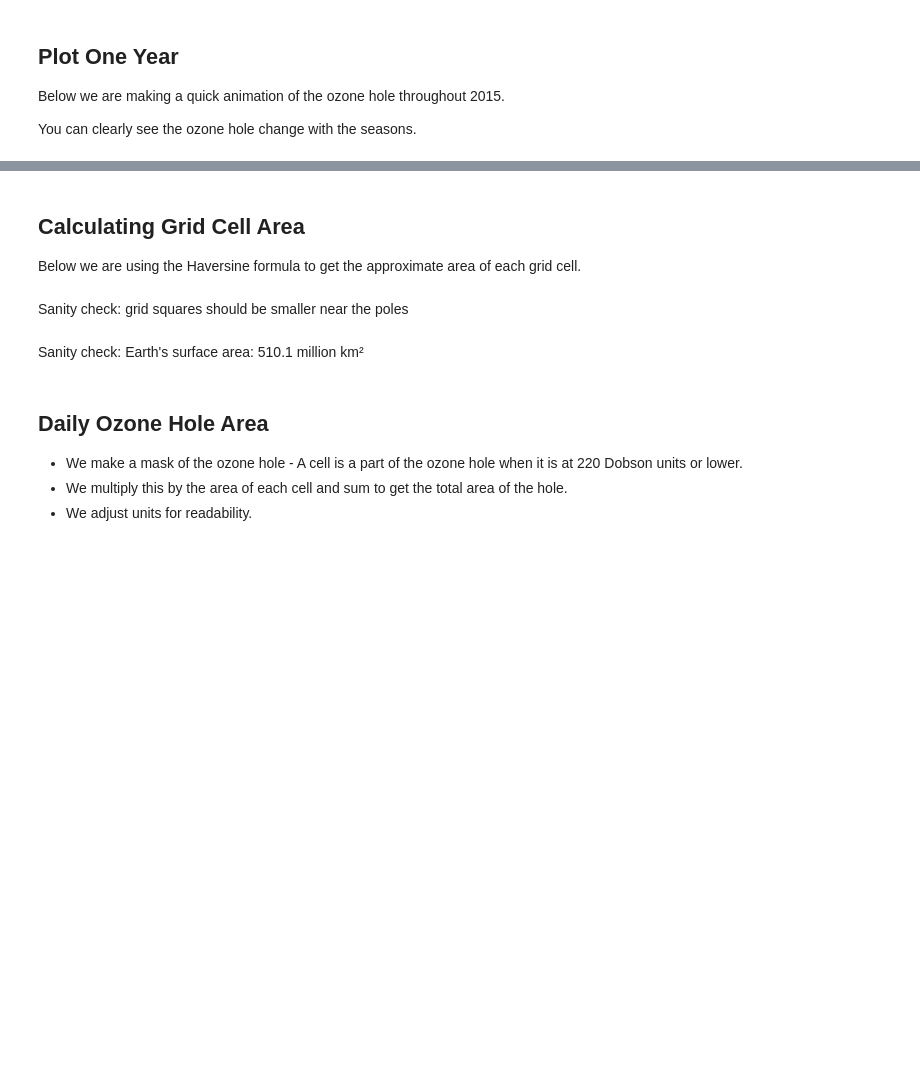
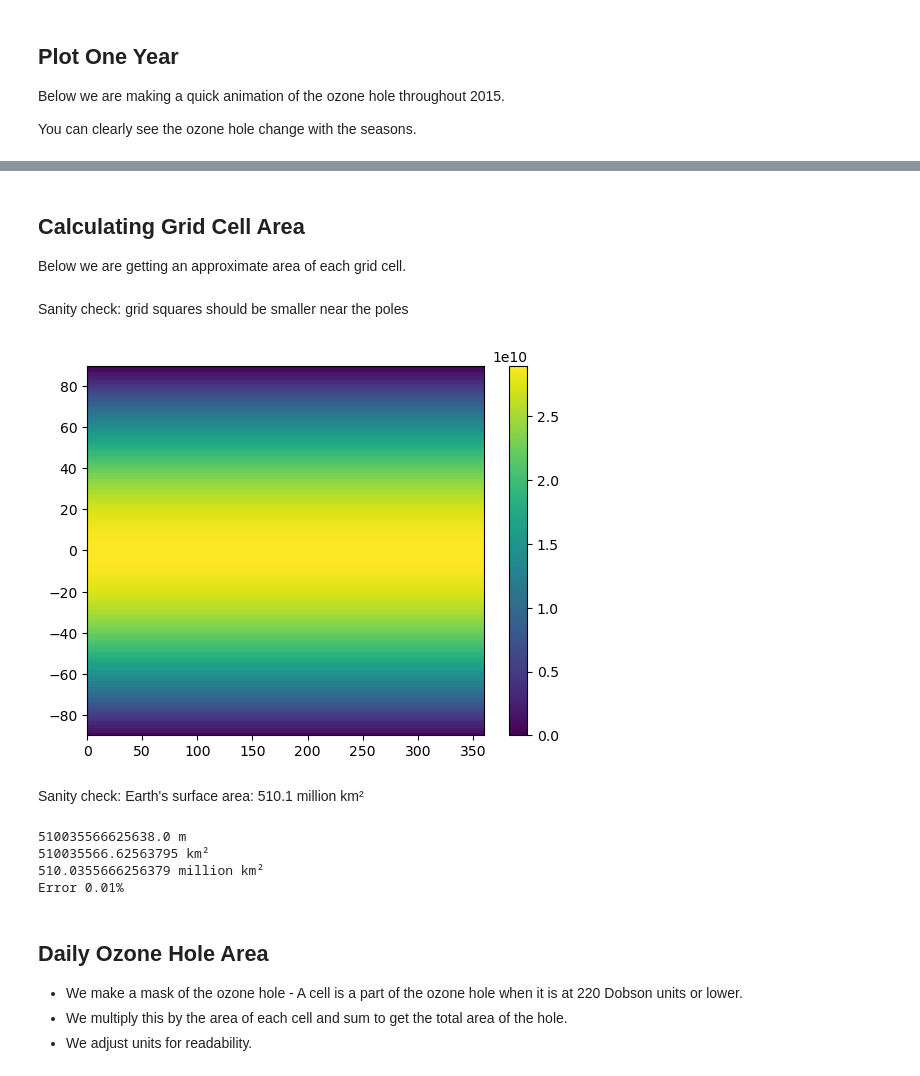
Before and after one commit to ACCESS-NRI/ACCESS-Visualisation-Recipes, a Jupyter notebook: Examples/annual_maximum_ozone.ipynb, the cells around one changed output, grey strips where cells are left out. Drawn from its saved outputs; the diff is of its cells as text; code cells hidden in the pictures; blank space fills up the shorter version.

Commit message:
correcting area calculation

```diff
--- a/Examples/annual_maximum_ozone.ipynb
+++ b/Examples/annual_maximum_ozone.ipynb
@@ -64,3 +91,3 @@ with lv.video(filename=filename, quality=4, resolution=(600,600), width=600, hei
 # %% [markdown]
 ## Calculating Grid Cell Area
-Below we are using the Haversine formula to get the approximate area of each grid cell.
+Below we are getting an approximate area of each grid cell.
@@ -100,21 +94,59 @@ grid_nc = grid_nc['m2']
-# %% [markdown]
-Sanity check: grid squares should be smaller near the poles
+# %%
+def calculate_area(lat_start, lat_delta, lon_delta):
+    # Area based on https://en.wikipedia.org/wiki/Spherical_segment where h=R(sin(lat1)-sin(lat2))
+    R = 6371009  # radius earth meters
+    area = 2 * np.pi * (R ** 2) * (
+                np.sin(np.deg2rad(lat_start)) - np.sin(np.deg2rad(lat_start + lat_delta))) * lon_delta / 360
+    return np.abs(area)
+
+
+def make_grid_area(ds, lat_name='lat', lon_name='lon'):
+    lat = ds[lat_name]
+    min_lat = float(lat.min())
+    max_lat = float(lat.max())
+    delta_lat = abs(float(lat[0] - lat[1]))
+
+    lon = ds[lon_name]
+    min_lon = float(lon.min())
+    max_lon = float(lon.max())
+    delta_lon = abs(float(lon[0] - lon[1]))
+
+    lon_grid, lat_grid = np.meshgrid(
+        np.arange(min_lon, max_lon + 0.0000001, delta_lon),
+        np.arange(min_lat, max_lat + 0.0000001, delta_lat)
+    )
+
+    grid = calculate_area(lat_grid, lat_delta=delta_lat, lon_delta=delta_lon)
+
+    grid_nc = xr.DataArray(grid, coords={'lat': lat_grid[:, 1], 'lon': lon_grid[1, :]}, dims=['lat', 'lon'])
+    return grid_nc
+
+grid_nc = make_grid_area(ds)
+# %% [markdown]
+Sanity check: grid squares should be smaller near the poles
 # %%
 fig, ax = plt.subplots()
-c = ax.pcolormesh(grid_nc['lon'], grid_nc['lat'], grid_nc['m2'])
+c = ax.pcolormesh(grid_nc['lon'], grid_nc['lat'], grid_nc)
 fig.colorbar(c, ax=ax)
 plt.show()
+# %% [output]
+[figure, added]
 # %% [markdown]
 Sanity check: Earth's surface area: 510.1 million km²
 # %%
 earth_sa = 510.1
-m2 = np.array(grid_nc['m2']).sum()
+m2 = np.array(grid_nc).sum()
 km2 = 1e-6 * m2
 Mkm2 = 1e-6 * km2
 error = abs(earth_sa - Mkm2)
 print(f"{m2} m\n{km2} km²\n{Mkm2} million km²\nError {round(error / Mkm2 * 100, 2)}%")
 #Check within ~1% tolerance
 assert(error < (earth_sa * 0.01))
+# %% [output]
+510035566625638.0 m
+510035566.62563795 km²
+510.0355666256379 million km²
+Error 0.01%
 # %% [markdown]
 ## Daily Ozone Hole Area
 * We make a mask of the ozone hole - A cell is a part of the ozone hole when it is at 220 Dobson units or lower.
```
Also changed, not shown: parts of 8 cells of this notebook.
